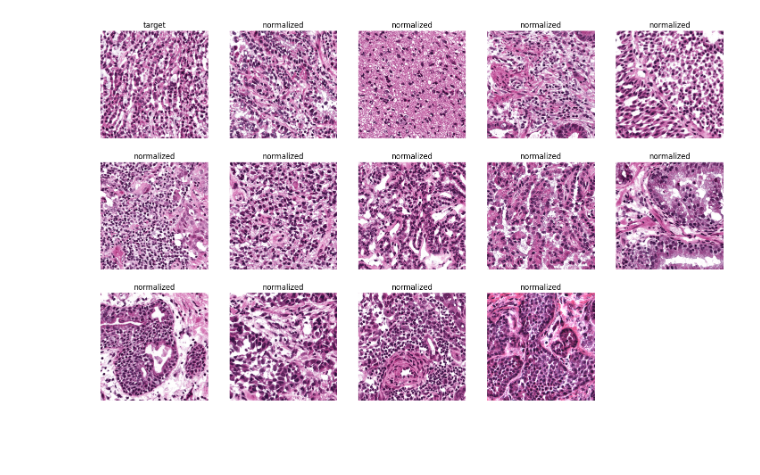
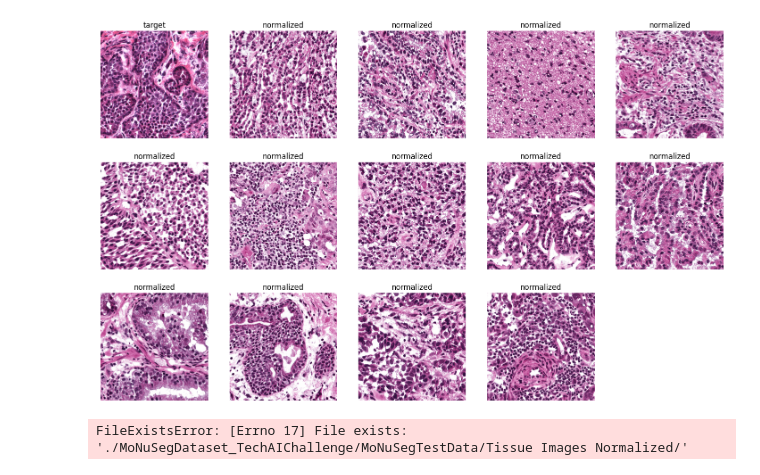
Before and after one commit to ChidinmaMba/mskcc_repo, a Jupyter notebook: A_MSKCC.ipynb, the cells around one changed output. Drawn from its saved outputs; the diff is of its cells as text; code cells hidden in the pictures; blank space fills up the shorter version.

Commit message:
corrected target name output

```diff
--- a/A_MSKCC.ipynb
+++ b/A_MSKCC.ipynb
@@ -31,17 +31,19 @@ transformed_imgs = list(map(normalizer.transform,imgs_to_transform))
 # %%
 # Set up
 
-images = transformed_imgs + [target]
-title = ["target"]+['normalized']*15
+images = [target] + transformed_imgs
+title =  ["target"] + ['normalized']*15
 staintools.plot_image_list(images,width=5,title_list=title)
 # %% [output]
-[figure, old version]
+[figure, new version]
 # %%
 from PIL import Image
 
+RESULTS_DIR = './MoNuSegDataset_TechAIChallenge/MoNuSegTestData/Tissue Images Normalized/'
 os.mkdir(RESULTS_DIR)
-RESULTS_DIR = './MoNuSegDataset_TechAIChallenge/MoNuSegTestData/Tissue Images Normalized/'
 for i in range(len(images)):
     im = Image.fromarray(images[i])
     img_name = img_names_to_transform[i]
     im.save(RESULTS_DIR+img_name)
+# %% [output]
+FileExistsError: [Errno 17] File exists: './MoNuSegDataset_TechAIChallenge/MoNuSegTestData/Tissue Images Normalized/'
```
Also changed, not shown: 15 other files.
